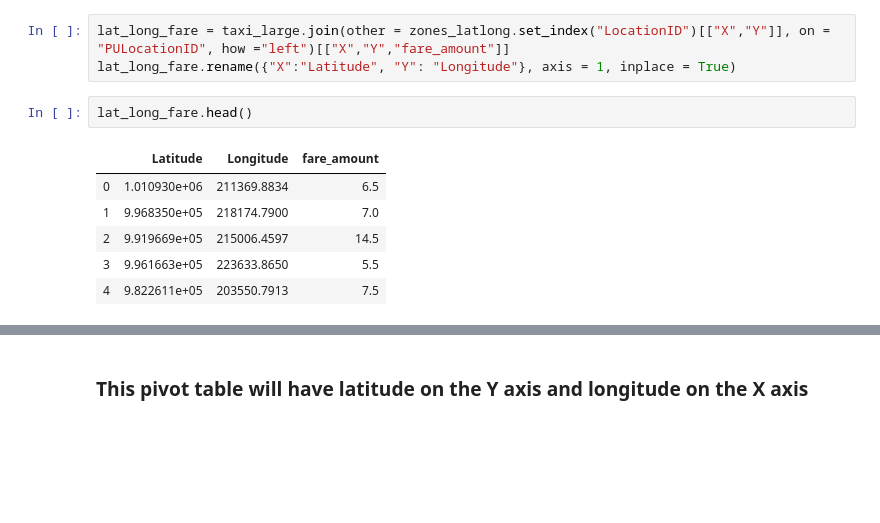
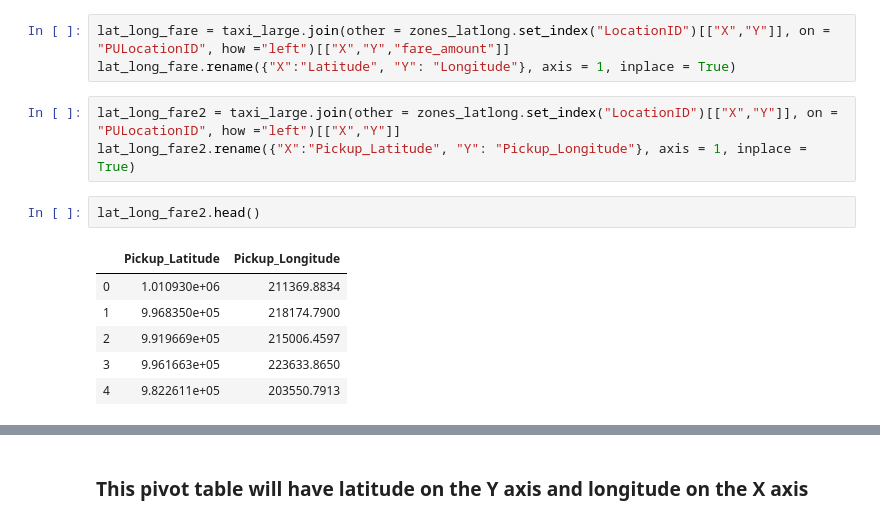
Before and after one commit to JacobHelwig/Fare-Prediction, a Jupyter notebook: Taxi Exploration.ipynb, the cells around one changed output, grey strips where cells are left out. Drawn from its saved outputs; the diff is of its cells as text; blank space fills up the shorter version.

Commit message:
<Few lines on lat/long>

```diff
--- a/Taxi Exploration.ipynb
+++ b/Taxi Exploration.ipynb
@@ -222,12 +222,15 @@ zones_latlong.head()
 # %%
 lat_long_fare = taxi_large.join(other = zones_latlong.set_index("LocationID")[["X","Y"]], on = "PULocationID", how ="left")[["X","Y","fare_amount"]]
 lat_long_fare.rename({"X":"Latitude", "Y": "Longitude"}, axis = 1, inplace = True)
+# %%
+lat_long_fare2 = taxi_large.join(other = zones_latlong.set_index("LocationID")[["X","Y"]], on = "PULocationID", how ="left")[["X","Y"]]
+lat_long_fare2.rename({"X":"Pickup_Latitude", "Y": "Pickup_Longitude"}, axis = 1, inplace = True)
 # %%
-lat_long_fare.head()
+lat_long_fare2.head()
 # %% [output]
-|  | Latitude | Longitude | fare_amount |
-| 0 | 1.010930e+06 | 211369.8834 | 6.5 |
-| 1 | 9.968350e+05 | 218174.7900 | 7.0 |
-| 2 | 9.919669e+05 | 215006.4597 | 14.5 |
-| 3 | 9.961663e+05 | 223633.8650 | 5.5 |
-| 4 | 9.822611e+05 | 203550.7913 | 7.5 |
+|  | Pickup_Latitude | Pickup_Longitude |
+| 0 | 1.010930e+06 | 211369.8834 |
+| 1 | 9.968350e+05 | 218174.7900 |
+| 2 | 9.919669e+05 | 215006.4597 |
+| 3 | 9.961663e+05 | 223633.8650 |
+| 4 | 9.822611e+05 | 203550.7913 |
```
Also changed, not shown: parts of 5 cells of this notebook, 1 other file.
